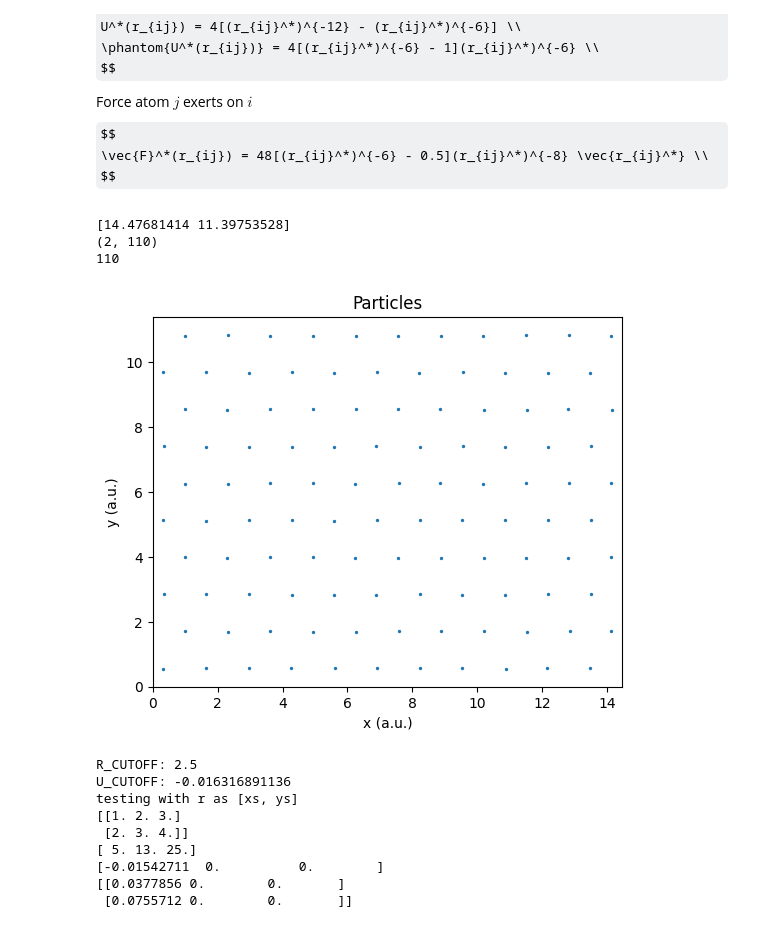
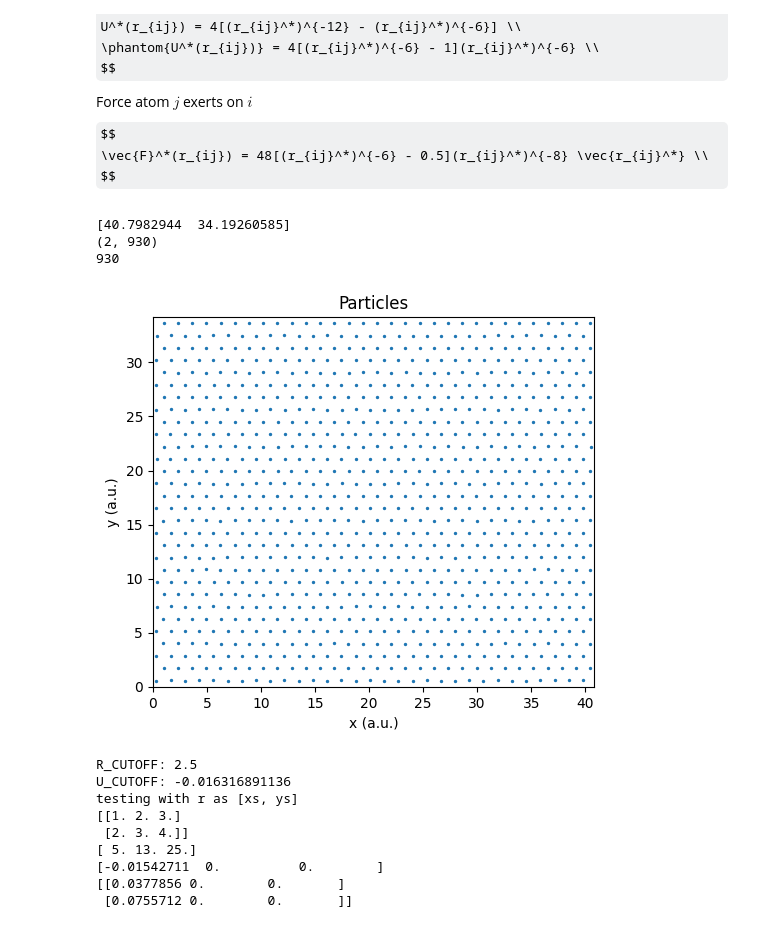
Before and after one commit to julius-clegg/Molecular-Dynamics-Simulation, a Jupyter notebook: PHYS2020 Project.ipynb, the cells around one changed output. Cells and saved outputs as stored; diff of their text form; code cells hidden in the pictures; some formulas as TeX source.

```diff
--- a/PHYS2020 Project.ipynb
+++ b/PHYS2020 Project.ipynb
@@ -24,7 +25,7 @@ $$
 rng = np.random.default_rng(seed=102)
 
 X_U_MIN = 2**(1/6)*1
-N_L = 10
+N_L = 30
 # N = N_L*N_L
 DIM = 2
 
@@ -44,46 +45,49 @@ def generate_square_lattice(den,n):
     return r, l_wrap, N
 
 def generate_triangular_lattice(den,n):
     step = (np.sqrt(3)/2 / den) ** .5
     # generate matrices of lattice coordinates
     n += (n+1)%2
     rmat = np.array(np.meshgrid(np.arange(0,n),np.arange(0,n-1)),dtype=float)
     rmat[0] += 1/4
     rmat[1] += 1/2
     rmat[0][1::2] += 1/2
     rmat[0] *= step
     rmat[1] *= step * np.sqrt(3)/2
     # convert matrices of x and y positions to vectors of x and y positions, and return
     l_wrap = n*step, (n-1)*step * np.sqrt(3)/2
     r = np.vstack(list(map(np.concatenate,rmat)))
     N = len(r[0])
-    return r, l_wrap, N
+    L = max(l_wrap)
+    s_wrap = l_wrap / L
+    r /= L
+    return r, L, s_wrap, N
 
 # generate lattice positions
-r,L,N = generate_triangular_lattice(DENSITY,N_L)
-L = np.array(L)
-print(L)
+r,L,wrap,N = generate_triangular_lattice(DENSITY,N_L)
+wrap = np.array(wrap)
+print(wrap*L)
 # add small random displacements
-r += rng.uniform(-RANDOM_DISPLACEMENT,RANDOM_DISPLACEMENT,r.shape)
+r += rng.uniform(-RANDOM_DISPLACEMENT,RANDOM_DISPLACEMENT,r.shape)/L
 print(r.shape)
 print(N)
 
-T_i = 0.1
+T_i = 0.5
 v = rng.normal(0, T_i**0.5, (DIM,N))
 
 plt.title("Particles")
-plt.xlim(0, L[0])
-plt.ylim(0, L[1])
+plt.xlim(0, wrap[0]*L)
+plt.ylim(0, wrap[1]*L)
 plt.xlabel("x (a.u.)")
 plt.ylabel("y (a.u.)")
 plt.gca().set_aspect('equal')
-plt.scatter(*r, s=2)
+plt.scatter(*r*L, s=2)
 plt.show()
 # %% [output]
-[14.47681414 11.39753528]
-(2, 110)
-110
+[40.7982944  34.19260585]
+(2, 930)
+930
-[figure, old version]
+[figure, new version]
 # %%
 def magnitude2(x):
     return (x*x).sum(axis=0)
```
Also changed, not shown: parts of 9 cells of this notebook, 1 other file.
